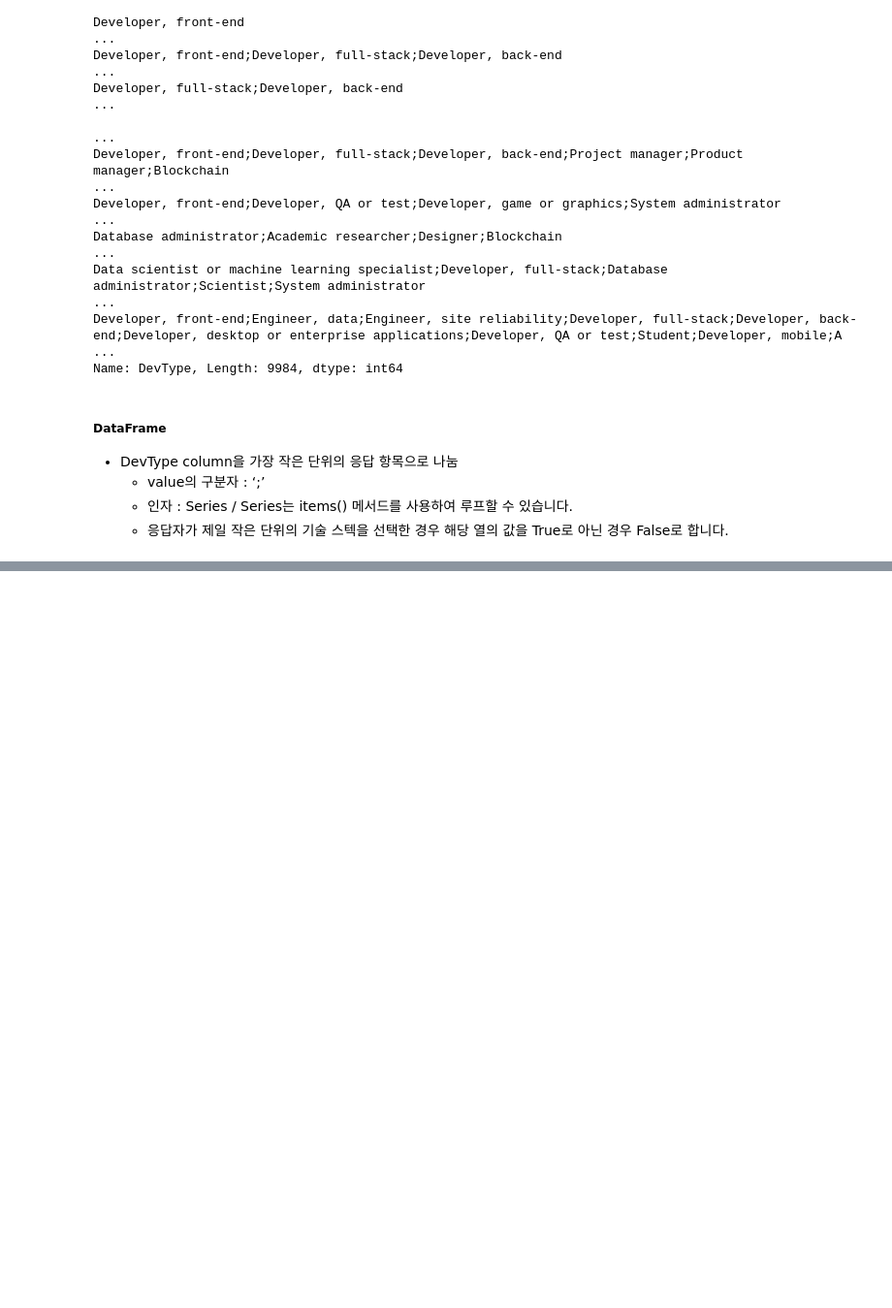
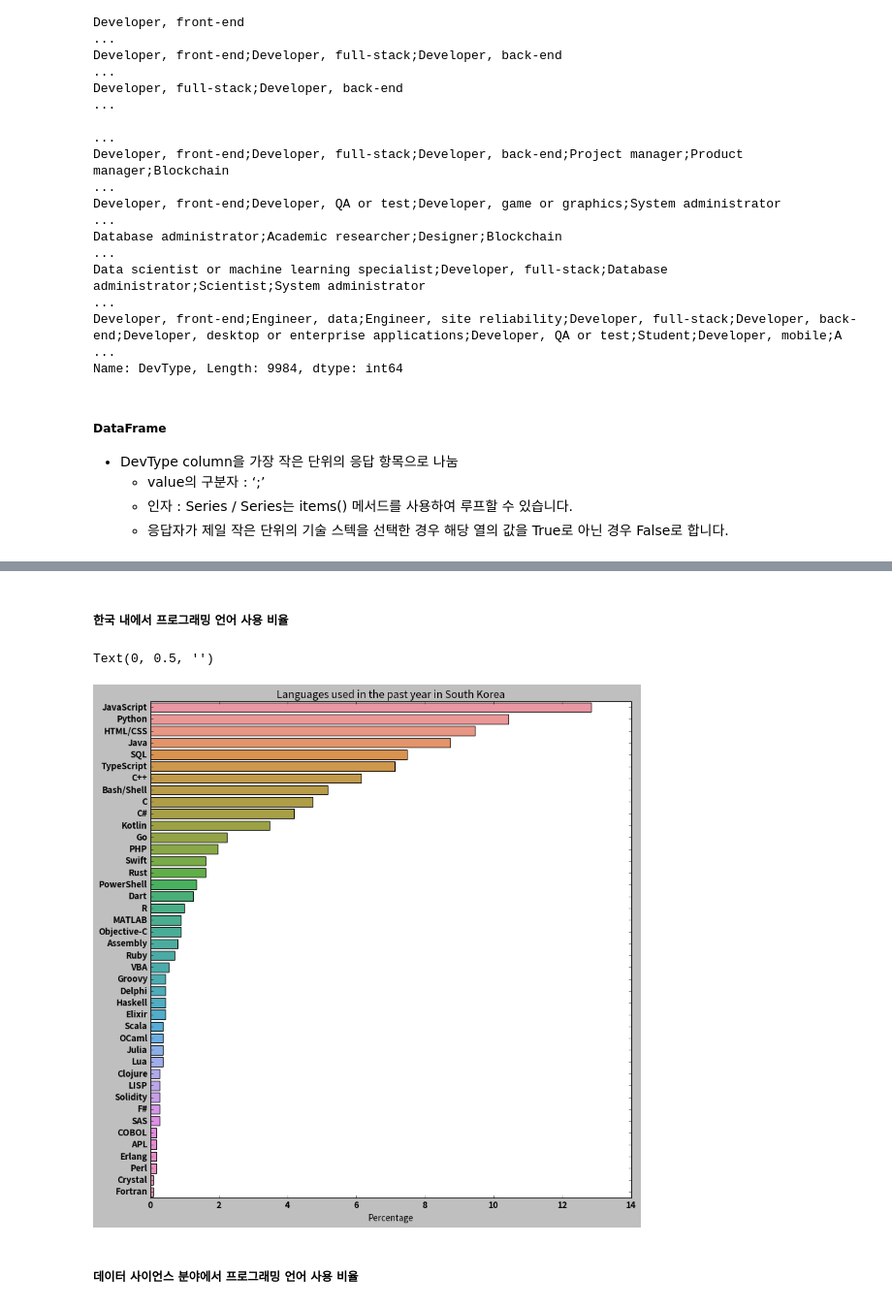
Before and after one commit to yulmu99/Playdata, a Jupyter notebook: python_basic/22Seaborn2.ipynb, the cells around one changed output, grey strips where cells are left out. Shown at 97% size. Saved outputs shown, nothing was run; the diff lists cells and outputs as text; code cells hidden in the pictures; blank space fills up the shorter version.

```diff
--- a/22Seaborn2.ipynb
+++ b/python_basic/22Seaborn2.ipynb
@@ -800,0 +938,19 @@ Name: DevType, Length: 9984, dtype: int64
+# %% [markdown]
+##### 한국 내에서 프로그래밍 언어 사용 비율
+# %%
+language_kor = survey_df['LanguageHaveWorkedWith'][survey_df.Country == 'South Korea']
+
+language_kor_total = split_multicolumn(language_kor).sum().sort_values(ascending=False)
+language_kor_rate = language_kor_total / language_kor_total.sum() * 100
+language_kor_rate.sum()
+
+plt.figure(figsize=(12,12))
+sns.barplot(x=language_kor_rate,y=language_kor_rate.index)
+plt.title('Languages used in the past year in South Korea')
+plt.xlabel('Percentage')
+plt.ylabel(None)
+# %% [output]
+Text(0, 0.5, '')
+[figure, added]
+# %% [markdown]
+##### 데이터 사이언스 분야에서 프로그래밍 언어 사용 비율
```
Also changed, not shown: parts of 19 cells of this notebook, 11 other files.
